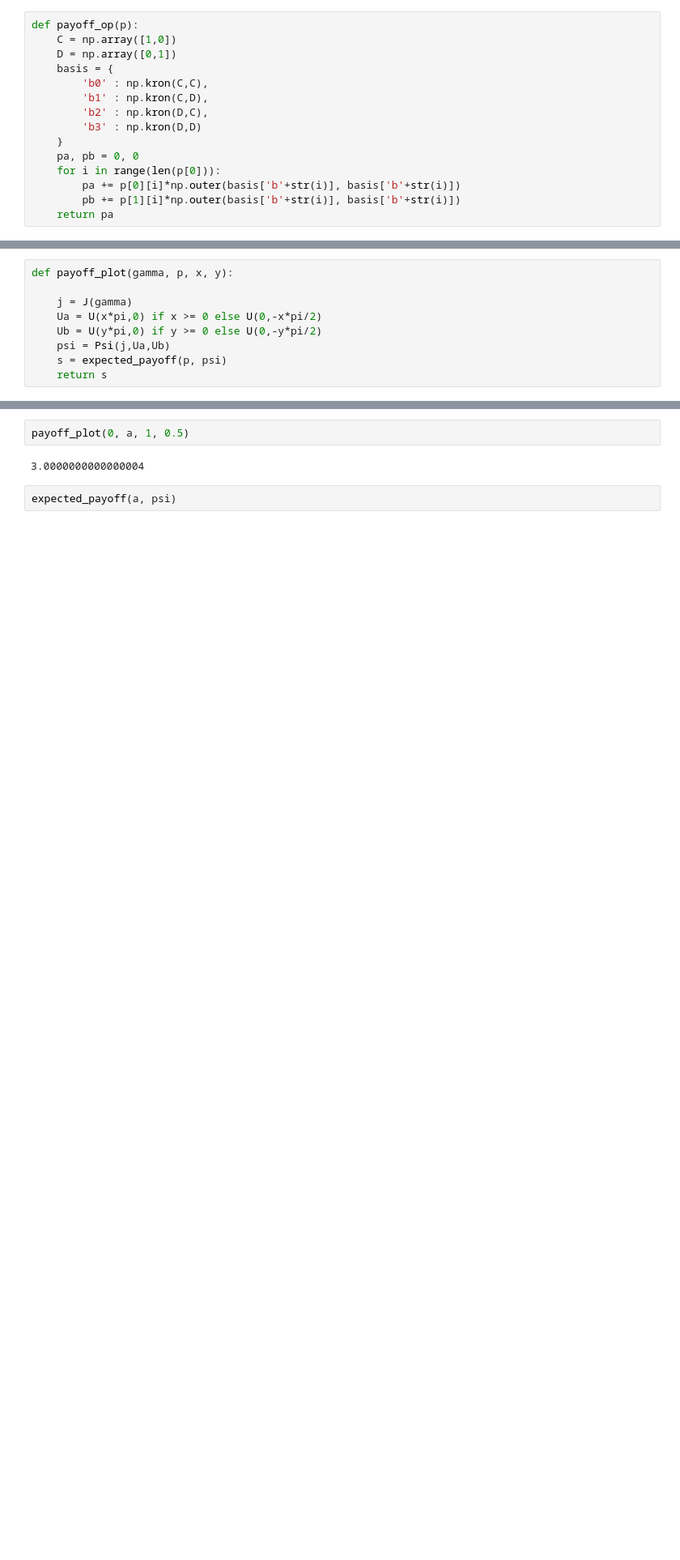
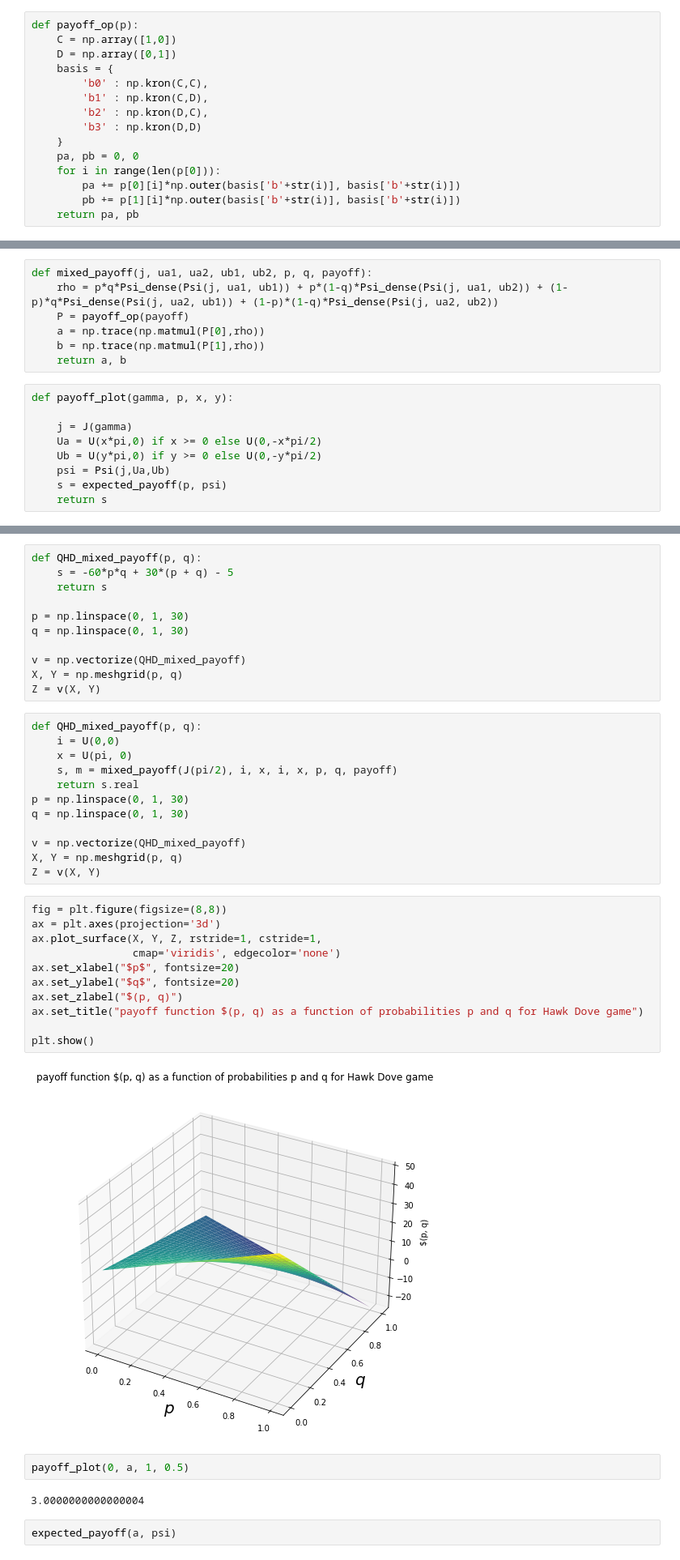
Before and after one commit to Jabi7/QPD, a Jupyter notebook: Untitled.ipynb, the cells around one changed output, grey strips where cells are left out. Shown at 81% size. Drawn from its saved outputs; the diff is of its cells as text; blank space fills up the shorter version.

```diff
--- a/Untitled.ipynb
+++ b/Untitled.ipynb
@@ -146,6 +148,6 @@ def payoff_op(p):
     for i in range(len(p[0])):
         pa += p[0][i]*np.outer(basis['b'+str(i)], basis['b'+str(i)])
         pb += p[1][i]*np.outer(basis['b'+str(i)], basis['b'+str(i)])
-    return pa
+    return pa, pb
 # %%
 P = payoff_op(payoff)
@@ -177,6 +179,13 @@ def expected_payoff(p, psi):
     for i in range(len(p)):
         s += p[i]*(abs(psi[i]))**2
     return s
+# %%
+def mixed_payoff(j, ua1, ua2, ub1, ub2, p, q, payoff):
+    rho = p*q*Psi_dense(Psi(j, ua1, ub1)) + p*(1-q)*Psi_dense(Psi(j, ua1, ub2)) + (1-p)*q*Psi_dense(Psi(j, ua2, ub1)) + (1-p)*(1-q)*Psi_dense(Psi(j, ua2, ub2))
+    P = payoff_op(payoff)
+    a = np.trace(np.matmul(P[0],rho))
+    b = np.trace(np.matmul(P[1],rho))
+    return a, b
 # %%
 def payoff_plot(gamma, p, x, y):
 
@@ -189,3 +206,39 @@ def payoff_plot(gamma, p, x, y):
+# %%
+def QHD_mixed_payoff(p, q):
+    s = -60*p*q + 30*(p + q) - 5
+    return s
+
+p = np.linspace(0, 1, 30)
+q = np.linspace(0, 1, 30)
+
+v = np.vectorize(QHD_mixed_payoff)
+X, Y = np.meshgrid(p, q)
+Z = v(X, Y)
+# %%
+def QHD_mixed_payoff(p, q):
+    i = U(0,0)
+    x = U(pi, 0)
+    s, m = mixed_payoff(J(pi/2), i, x, i, x, p, q, payoff)
+    return s.real
+p = np.linspace(0, 1, 30)
+q = np.linspace(0, 1, 30)
+
+v = np.vectorize(QHD_mixed_payoff)
+X, Y = np.meshgrid(p, q)
+Z = v(X, Y)
+# %%
+fig = plt.figure(figsize=(8,8))
+ax = plt.axes(projection='3d')
+ax.plot_surface(X, Y, Z, rstride=1, cstride=1,
+                cmap='viridis', edgecolor='none')
+ax.set_xlabel("$p$", fontsize=20)
+ax.set_ylabel("$q$", fontsize=20)
+ax.set_zlabel("$(p, q)")
+ax.set_title("payoff function $(p, q) as a function of probabilities p and q for Hawk Dove game")
+
+plt.show()
+# %% [output]
+[figure, added]
 # %%
 payoff_plot(0, a, 1, 0.5)
 # %% [output]
```
Also changed, not shown: parts of 17 cells of this notebook, 2 other files.
